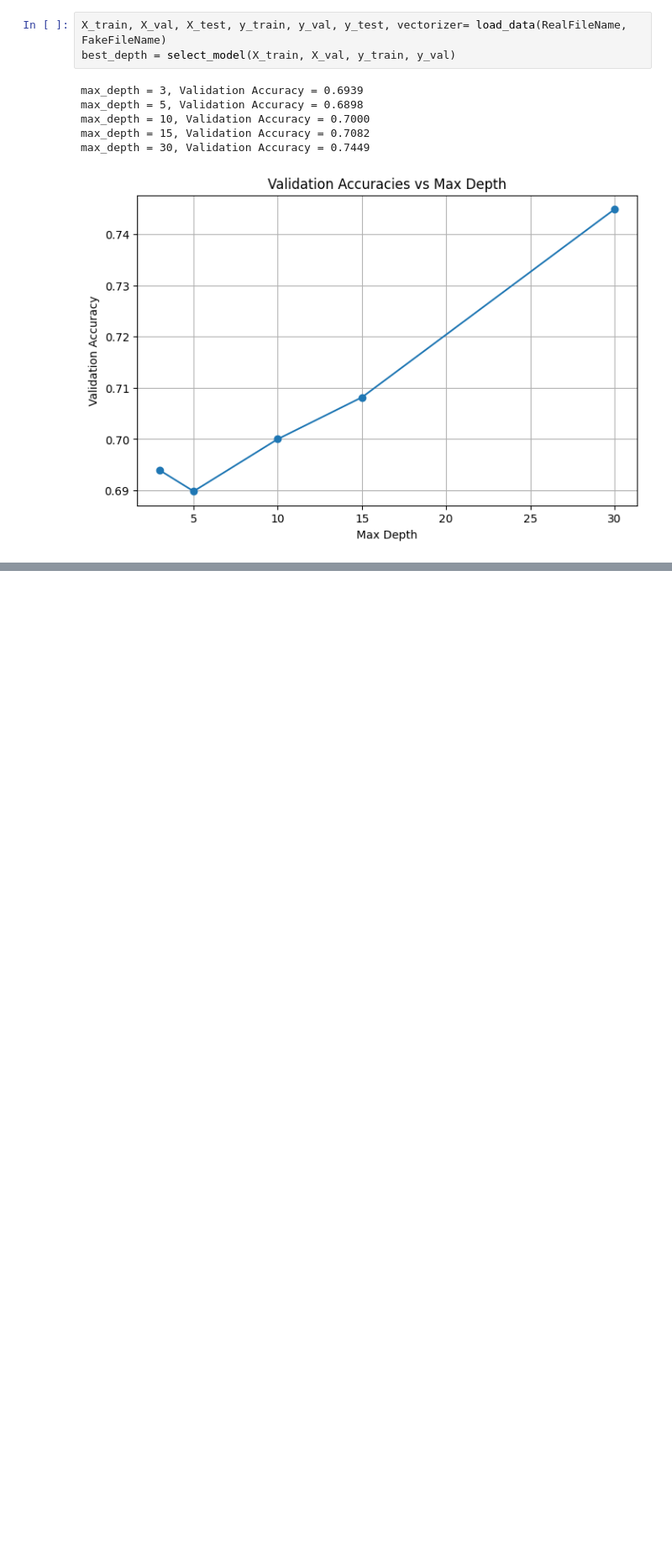
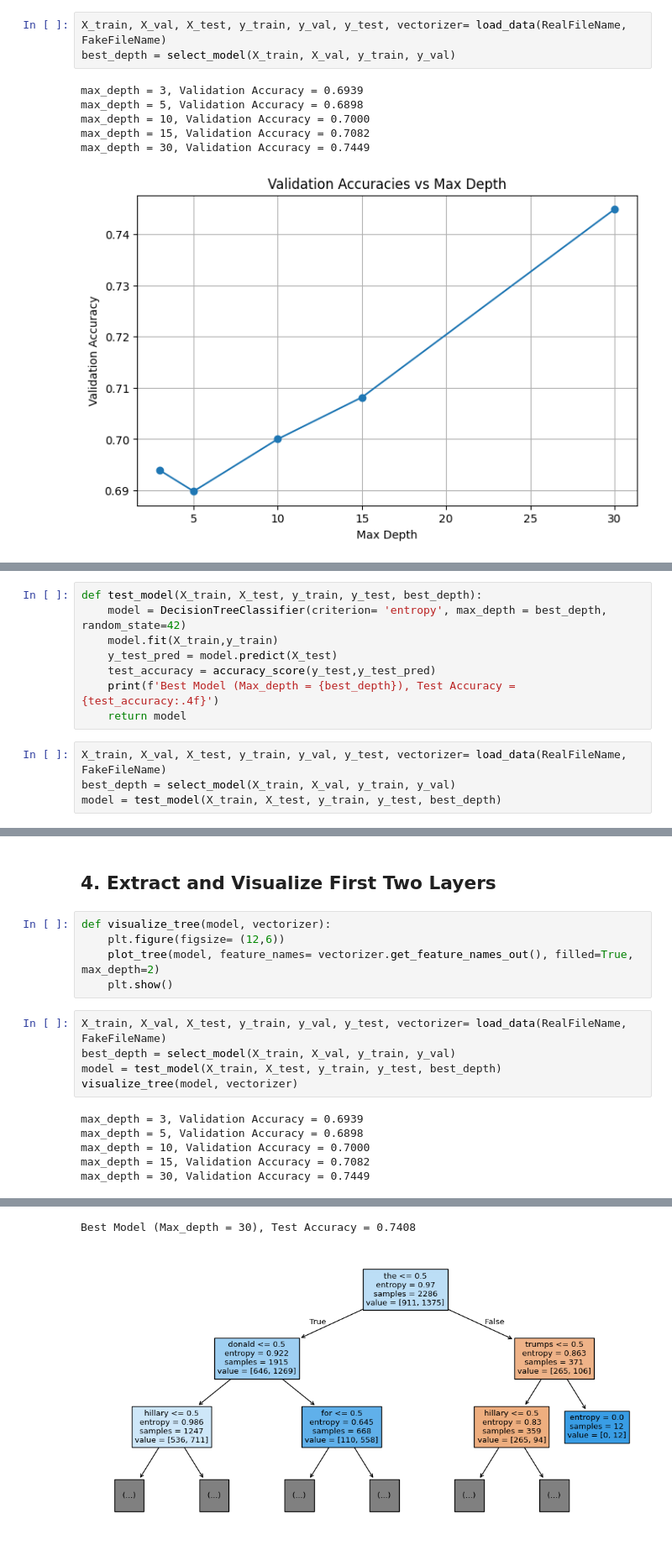
Before and after one commit to krish401/Machine-Learning-CP322, a Jupyter notebook: Assignments/Assignment_1/FakeNewsDetection.ipynb, the cells around one changed output, grey strips where cells are left out. Shown: that part at 84% size. Cells and saved outputs as stored; diff of their text form; blank space fills up the shorter version.

Commit message:
Tested and Completed the Model

```diff
--- a/Assignments/Assignment_1/FakeNewsDetection.ipynb
+++ b/Assignments/Assignment_1/FakeNewsDetection.ipynb
@@ -75,0 +78,12 @@ max_depth = 30, Validation Accuracy = 0.7449
+# %%
+def test_model(X_train, X_test, y_train, y_test, best_depth):
+    model = DecisionTreeClassifier(criterion= 'entropy', max_depth = best_depth, random_state=42)
+    model.fit(X_train,y_train)
+    y_test_pred = model.predict(X_test)
+    test_accuracy = accuracy_score(y_test,y_test_pred)
+    print(f'Best Model (Max_depth = {best_depth}), Test Accuracy = {test_accuracy:.4f}')
+    return model
+# %%
+X_train, X_val, X_test, y_train, y_val, y_test, vectorizer= load_data(RealFileName, FakeFileName)
+best_depth = select_model(X_train, X_val, y_train, y_val)
+model = test_model(X_train, X_test, y_train, y_test, best_depth)
@@ -75,0 +98,18 @@ max_depth = 30, Validation Accuracy = 0.7449
+# %% [markdown]
+## 4. Extract and Visualize First Two Layers
+# %%
+def visualize_tree(model, vectorizer):
+    plt.figure(figsize= (12,6))
+    plot_tree(model, feature_names= vectorizer.get_feature_names_out(), filled=True, max_depth=2)
+    plt.show()
+# %%
+X_train, X_val, X_test, y_train, y_val, y_test, vectorizer= load_data(RealFileName, FakeFileName)
+best_depth = select_model(X_train, X_val, y_train, y_val)
+model = test_model(X_train, X_test, y_train, y_test, best_depth)
+visualize_tree(model, vectorizer)
+# %% [output]
+max_depth = 3, Validation Accuracy = 0.6939
+max_depth = 5, Validation Accuracy = 0.6898
+max_depth = 10, Validation Accuracy = 0.7000
+max_depth = 15, Validation Accuracy = 0.7082
+max_depth = 30, Validation Accuracy = 0.7449
@@ -75,0 +117,2 @@ max_depth = 30, Validation Accuracy = 0.7449
+Best Model (Max_depth = 30), Test Accuracy = 0.7408
+[figure, added]
```
Also changed, not shown: parts of 3 cells of this notebook.
